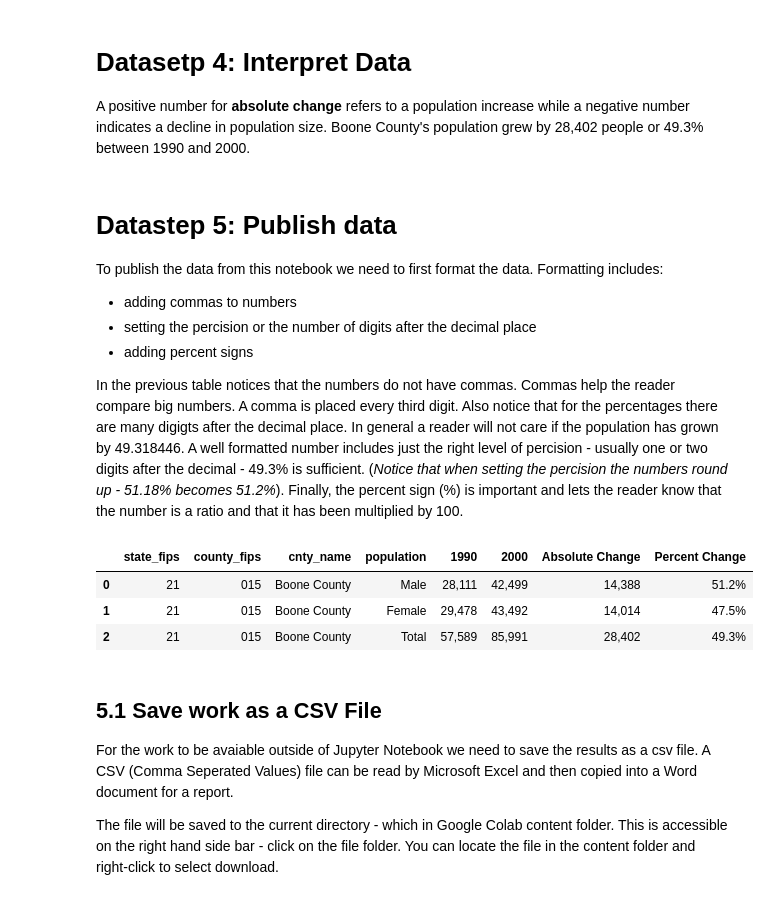
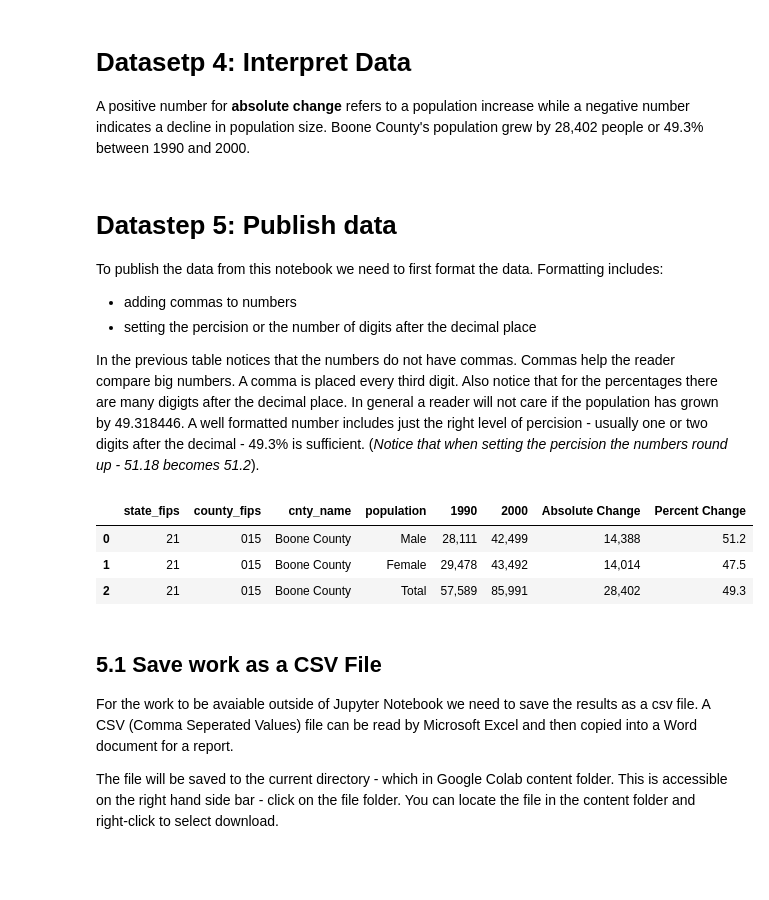
Before and after one commit to npr99/PlanningMethods, a Jupyter notebook: CensusAPI_PopulationSize_2020_07_30.ipynb, the cells around one changed output. Drawn from its saved outputs; the diff is of its cells as text; code cells hidden in the pictures; blank space fills up the shorter version.

```diff
--- a/CensusAPI_PopulationSize_2020_07_30.ipynb
+++ b/CensusAPI_PopulationSize_2020_07_30.ipynb
@@ -365,26 +365,25 @@ indicates a decline in population size. Boone County's population grew by 28,402
 To publish the data from this notebook we need to first format the data. Formatting includes:
 *   adding commas to numbers
 *   setting the percision or the number of digits after the decimal place
-*   adding percent signs
 
-In the previous table notices that the numbers do not have commas. Commas help the reader compare big numbers. A comma is placed every third digit. Also notice that for the percentages there are many digigts after the decimal place. In general a reader will not care if the population has grown by 49.318446. A well formatted number includes just the right level of percision - usually one or two digits after the decimal - 49.3% is sufficient. (*Notice that when setting the percision the numbers round up - 51.18% becomes 51.2%*). Finally, the percent sign (%) is important and lets the reader know that the number is a ratio and that it has been multiplied by 100.
+In the previous table notices that the numbers do not have commas. Commas help the reader compare big numbers. A comma is placed every third digit. Also notice that for the percentages there are many digigts after the decimal place. In general a reader will not care if the population has grown by 49.318446. A well formatted number includes just the right level of percision - usually one or two digits after the decimal - 49.3% is sufficient. (*Notice that when setting the percision the numbers round up - 51.18 becomes 51.2*).
 # %%
 # Create a copy of the cleaned dataset
 df_formatted = df_merged.copy()
 
 # Add a comma to the population size data
 df_formatted["1990"] = df_formatted.apply(lambda x: "{:,}".format(x['1990']), axis=1)
 df_formatted["2000"] = df_formatted.apply(lambda x: "{:,}".format(x['2000']), axis=1)
 df_formatted["Absolute Change"] = df_formatted.apply(lambda x: "{:,}".format(x['Absolute Change']), axis=1)
 
-# Set the percision to 1 decimal place and add a % sign
-df_formatted["Percent Change"] = df_formatted.apply(lambda x: "{0:.1f}%".format(x['Percent Change']), axis=1)
+# Set the percision to 1 decimal place
+df_formatted["Percent Change"] = df_formatted.apply(lambda x: "{0:.1f}".format(x['Percent Change']), axis=1)
 df_formatted
 # %% [output]
 |  | state_fips | county_fips | cnty_name | population | 1990 | 2000 | Absolute Change | Percent Change |
-| 0 | 21 | 015 | Boone County | Male | 28,111 | 42,499 | 14,388 | 51.2% |
-| 1 | 21 | 015 | Boone County | Female | 29,478 | 43,492 | 14,014 | 47.5% |
-| 2 | 21 | 015 | Boone County | Total | 57,589 | 85,991 | 28,402 | 49.3% |
+| 0 | 21 | 015 | Boone County | Male | 28,111 | 42,499 | 14,388 | 51.2 |
+| 1 | 21 | 015 | Boone County | Female | 29,478 | 43,492 | 14,014 | 47.5 |
+| 2 | 21 | 015 | Boone County | Total | 57,589 | 85,991 | 28,402 | 49.3 |
 # %% [markdown]
 ## 5.1 Save work as a CSV File
 For the work to be avaiable outside of Jupyter Notebook we need to save the results as a csv file. A CSV (Comma Seperated Values) file can be read by Microsoft Excel and then copied into a Word document for a report.
```
Also changed, not shown: parts of 2 cells of this notebook.
